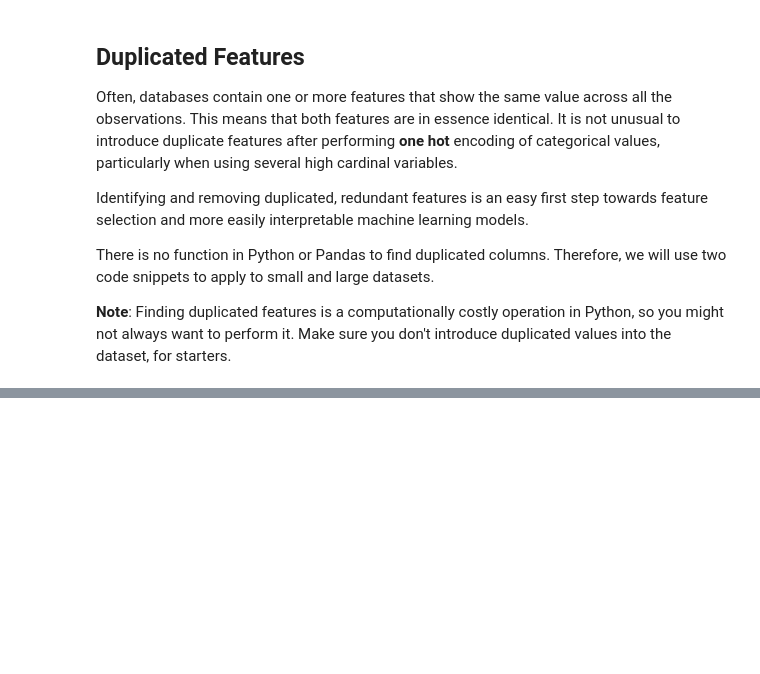
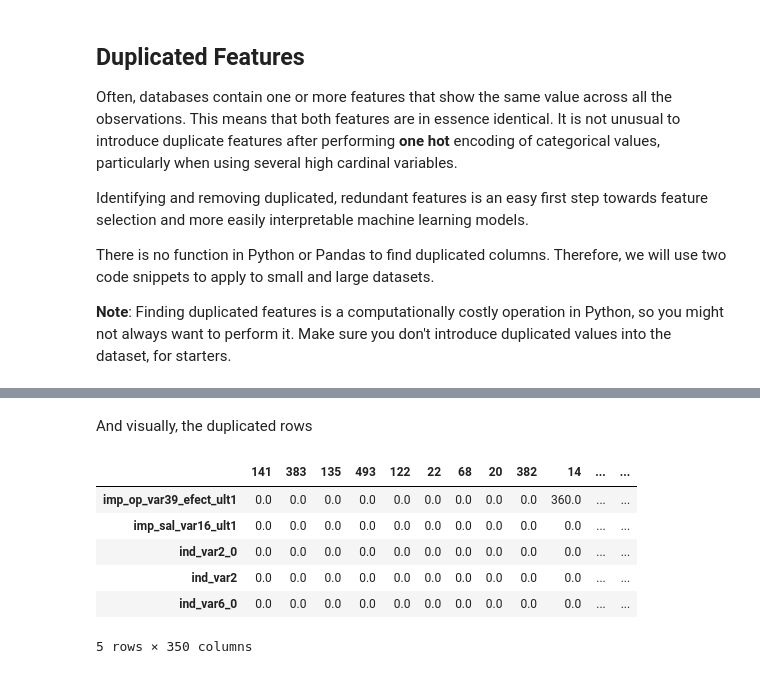
Before and after one commit to ohduran-attempts/data-science-review, a Jupyter notebook: Feature Selection for Machine Learning course/01 - Feature Selection/02 - Filter Methods.ipynb, the cells around one changed output, grey strips where cells are left out. Saved outputs shown, nothing was run; the diff lists cells and outputs as text; code cells hidden in the pictures; blank space fills up the shorter version.

```diff
--- a/Feature Selection for Machine Learning course/01 - Feature Selection/02 - Filter Methods.ipynb
+++ b/Feature Selection for Machine Learning course/01 - Feature Selection/02 - Filter Methods.ipynb
@@ -321,0 +353,12 @@ __Note__: Finding duplicated features is a computationally costly operation in P
+# %% [markdown]
+And visually, the duplicated rows
+# %%
+data_t[data_t.duplicated()].head()
+# %% [output]
+|  | 141 | 383 | 135 | 493 | 122 | 22 | 68 | 20 | 382 | 14 | ... | ... |
+| imp_op_var39_efect_ult1 | 0.0 | 0.0 | 0.0 | 0.0 | 0.0 | 0.0 | 0.0 | 0.0 | 0.0 | 360.0 | ... | ... |
+| imp_sal_var16_ult1 | 0.0 | 0.0 | 0.0 | 0.0 | 0.0 | 0.0 | 0.0 | 0.0 | 0.0 | 0.0 | ... | ... |
+| ind_var2_0 | 0.0 | 0.0 | 0.0 | 0.0 | 0.0 | 0.0 | 0.0 | 0.0 | 0.0 | 0.0 | ... | ... |
+| ind_var2 | 0.0 | 0.0 | 0.0 | 0.0 | 0.0 | 0.0 | 0.0 | 0.0 | 0.0 | 0.0 | ... | ... |
+| ind_var6_0 | 0.0 | 0.0 | 0.0 | 0.0 | 0.0 | 0.0 | 0.0 | 0.0 | 0.0 | 0.0 | ... | ... |
+5 rows × 350 columns
```
Also changed, not shown: parts of 14 cells of this notebook.
